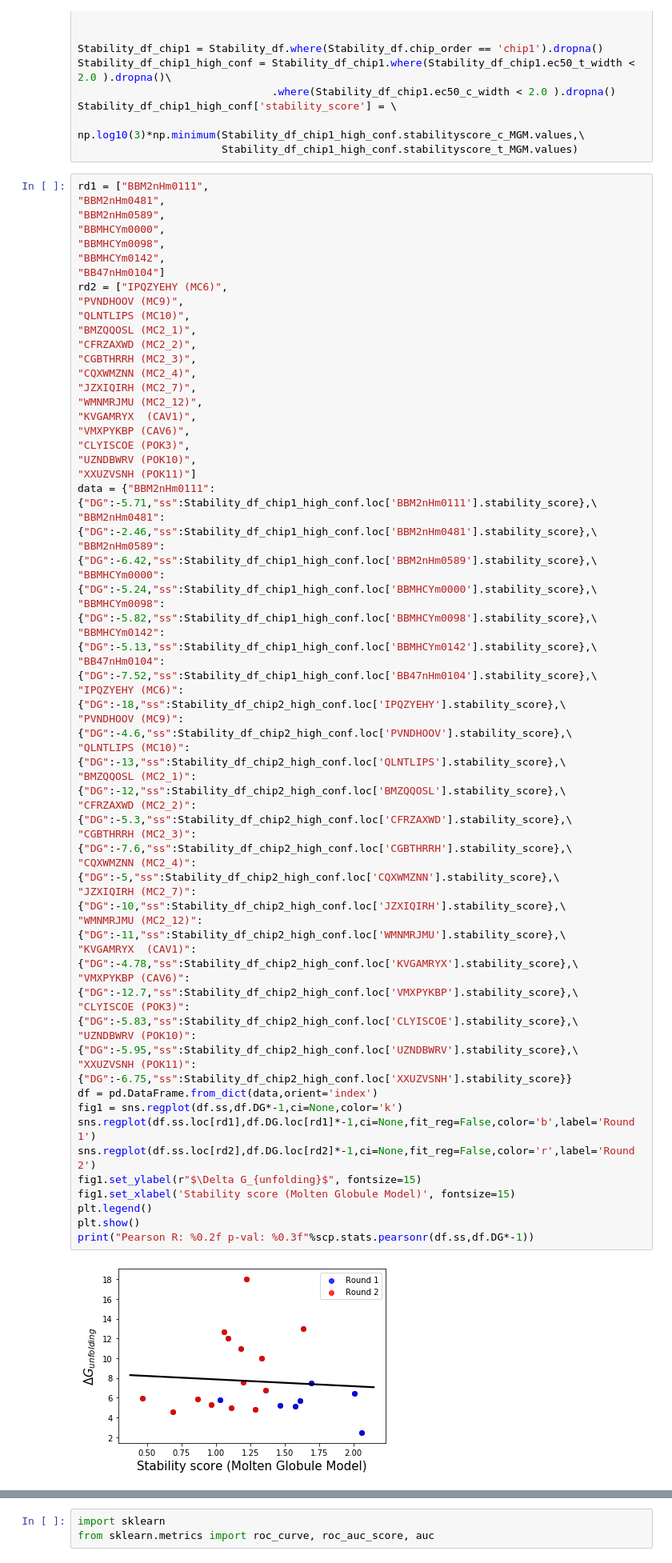
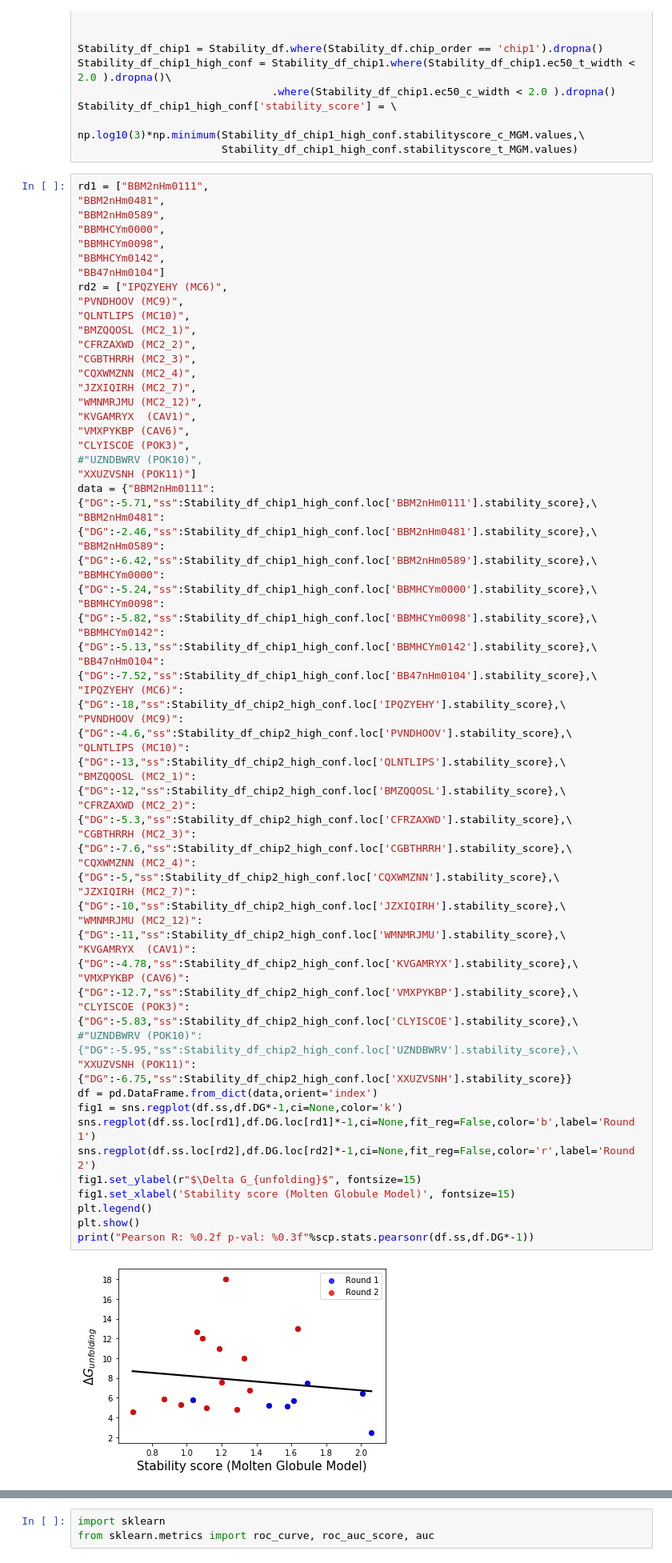
Before and after one commit to basantab/NTF2analysis, a Jupyter notebook: ProteaseAnalysisExp2/DG_linear_regression.ipynb, the cells around one changed output, grey strips where cells are left out. Shown at 80% size. Saved outputs shown, nothing was run; the diff lists cells and outputs as text.

Commit message:
Removed UZNDBWRV from list - 4ary struct not clear

```diff
--- a/ProteaseAnalysisExp2/DG_linear_regression.ipynb
+++ b/ProteaseAnalysisExp2/DG_linear_regression.ipynb
@@ -117,37 +117,37 @@ rd2 = ["IPQZYEHY (MC6)",
 "KVGAMRYX  (CAV1)",
 "VMXPYKBP (CAV6)",
 "CLYISCOE (POK3)",
-"UZNDBWRV (POK10)",
+#"UZNDBWRV (POK10)",
 "XXUZVSNH (POK11)"]
 data = {"BBM2nHm0111":{"DG":-5.71,"ss":Stability_df_chip1_high_conf.loc['BBM2nHm0111'].stability_score},\
 "BBM2nHm0481":{"DG":-2.46,"ss":Stability_df_chip1_high_conf.loc['BBM2nHm0481'].stability_score},\
 "BBM2nHm0589":{"DG":-6.42,"ss":Stability_df_chip1_high_conf.loc['BBM2nHm0589'].stability_score},\
 "BBMHCYm0000":{"DG":-5.24,"ss":Stability_df_chip1_high_conf.loc['BBMHCYm0000'].stability_score},\
 "BBMHCYm0098":{"DG":-5.82,"ss":Stability_df_chip1_high_conf.loc['BBMHCYm0098'].stability_score},\
 "BBMHCYm0142":{"DG":-5.13,"ss":Stability_df_chip1_high_conf.loc['BBMHCYm0142'].stability_score},\
 "BB47nHm0104":{"DG":-7.52,"ss":Stability_df_chip1_high_conf.loc['BB47nHm0104'].stability_score},\
 "IPQZYEHY (MC6)":{"DG":-18,"ss":Stability_df_chip2_high_conf.loc['IPQZYEHY'].stability_score},\
 "PVNDHOOV (MC9)":{"DG":-4.6,"ss":Stability_df_chip2_high_conf.loc['PVNDHOOV'].stability_score},\
 "QLNTLIPS (MC10)":{"DG":-13,"ss":Stability_df_chip2_high_conf.loc['QLNTLIPS'].stability_score},\
 "BMZQQOSL (MC2_1)":{"DG":-12,"ss":Stability_df_chip2_high_conf.loc['BMZQQOSL'].stability_score},\
 "CFRZAXWD (MC2_2)":{"DG":-5.3,"ss":Stability_df_chip2_high_conf.loc['CFRZAXWD'].stability_score},\
 "CGBTHRRH (MC2_3)":{"DG":-7.6,"ss":Stability_df_chip2_high_conf.loc['CGBTHRRH'].stability_score},\
 "CQXWMZNN (MC2_4)":{"DG":-5,"ss":Stability_df_chip2_high_conf.loc['CQXWMZNN'].stability_score},\
 "JZXIQIRH (MC2_7)":{"DG":-10,"ss":Stability_df_chip2_high_conf.loc['JZXIQIRH'].stability_score},\
 "WMNMRJMU (MC2_12)":{"DG":-11,"ss":Stability_df_chip2_high_conf.loc['WMNMRJMU'].stability_score},\
 "KVGAMRYX  (CAV1)":{"DG":-4.78,"ss":Stability_df_chip2_high_conf.loc['KVGAMRYX'].stability_score},\
 "VMXPYKBP (CAV6)":{"DG":-12.7,"ss":Stability_df_chip2_high_conf.loc['VMXPYKBP'].stability_score},\
 "CLYISCOE (POK3)":{"DG":-5.83,"ss":Stability_df_chip2_high_conf.loc['CLYISCOE'].stability_score},\
-"UZNDBWRV (POK10)":{"DG":-5.95,"ss":Stability_df_chip2_high_conf.loc['UZNDBWRV'].stability_score},\
+#"UZNDBWRV (POK10)":{"DG":-5.95,"ss":Stability_df_chip2_high_conf.loc['UZNDBWRV'].stability_score},\
 "XXUZVSNH (POK11)":{"DG":-6.75,"ss":Stability_df_chip2_high_conf.loc['XXUZVSNH'].stability_score}}
 df = pd.DataFrame.from_dict(data,orient='index')
 fig1 = sns.regplot(df.ss,df.DG*-1,ci=None,color='k')
 sns.regplot(df.ss.loc[rd1],df.DG.loc[rd1]*-1,ci=None,fit_reg=False,color='b',label='Round 1')
 sns.regplot(df.ss.loc[rd2],df.DG.loc[rd2]*-1,ci=None,fit_reg=False,color='r',label='Round 2')
 fig1.set_ylabel(r"$\Delta G_{unfolding}$", fontsize=15)
 fig1.set_xlabel('Stability score (Molten Globule Model)', fontsize=15)
 plt.legend()
 plt.show()
 print("Pearson R: %0.2f p-val: %0.3f"%scp.stats.pearsonr(df.ss,df.DG*-1))
 # %% [output]
-[figure, old version]
+[figure, new version]
```
Also changed, not shown: parts of 4 cells of this notebook.
